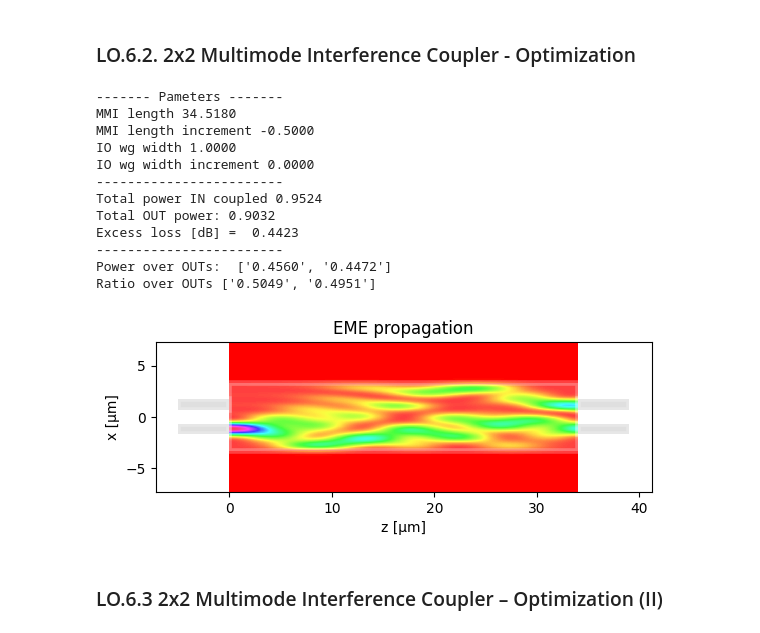
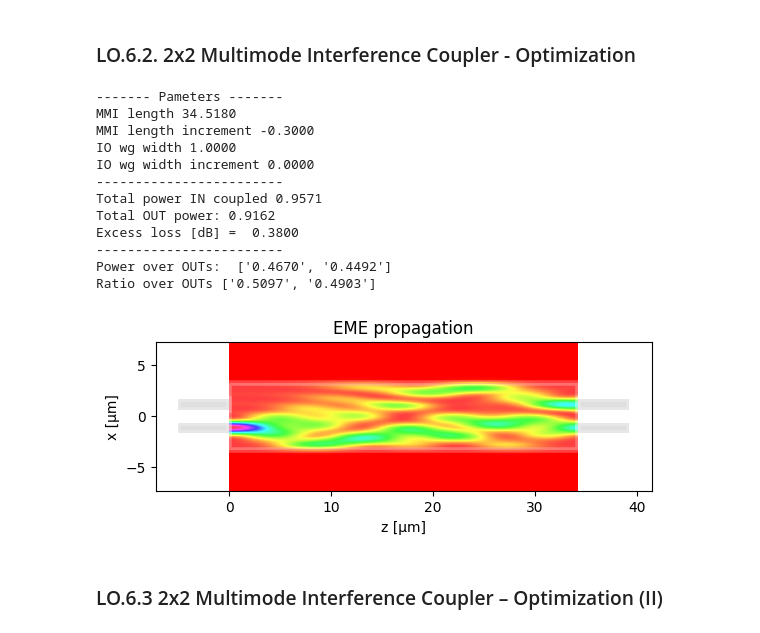
Before and after one commit to david-nielsen1/cifoin-lab2, a Jupyter notebook: COUPLERS_Student.ipynb, the cells around one changed output. Saved outputs shown, nothing was run; the diff lists cells and outputs as text; code cells hidden in the pictures.

```diff
--- a/COUPLERS_Student.ipynb
+++ b/COUPLERS_Student.ipynb
@@ -518,30 +518,30 @@ Ratio over OUTs ['0.5152', '0.4848']
 # %% [markdown]
 ### LO.6.2. 2x2 Multimode Interference Coupler - Optimization
 # %%
-dy = 0.1
+dy = 0.05
 # MMI I/O waveguide positions (check class slides for type of MMI)
 m.IN_WVG_positions = mmi_Width*np.array([-1/6,1/6]) + np.array([-dy,dy]) # STUDENT
 m.OUT_WVG_positions = mmi_Width*np.array([-1/6,1/6]) + np.array([-dy,dy])  # STUDENT
 
 # MMI length (check class slides for type of MMI)
-m.dL_MMI = -0.5  # STUDENT
+m.dL_MMI = -0.3  # STUDENT
 
 # Run propagation
 m.propagation()
 # %% [output]
 ------- Pameters -------
 MMI length 34.5180
-MMI length increment -0.5000
+MMI length increment -0.3000
 IO wg width 1.0000
 IO wg width increment 0.0000
 ------------------------
-Total power IN coupled 0.9524
-Total OUT power: 0.9032
-Excess loss [dB] =  0.4423
+Total power IN coupled 0.9571
+Total OUT power: 0.9162
+Excess loss [dB] =  0.3800
 ------------------------
-Power over OUTs:  ['0.4560', '0.4472']
-Ratio over OUTs ['0.5049', '0.4951']
+Power over OUTs:  ['0.4670', '0.4492']
+Ratio over OUTs ['0.5097', '0.4903']
-[figure, old version]
+[figure, new version]
 # %% [markdown]
 ### LO.6.3 2x2 Multimode Interference Coupler – Optimization (II)
 # %%
```
Also changed, not shown: parts of 8 cells of this notebook.
